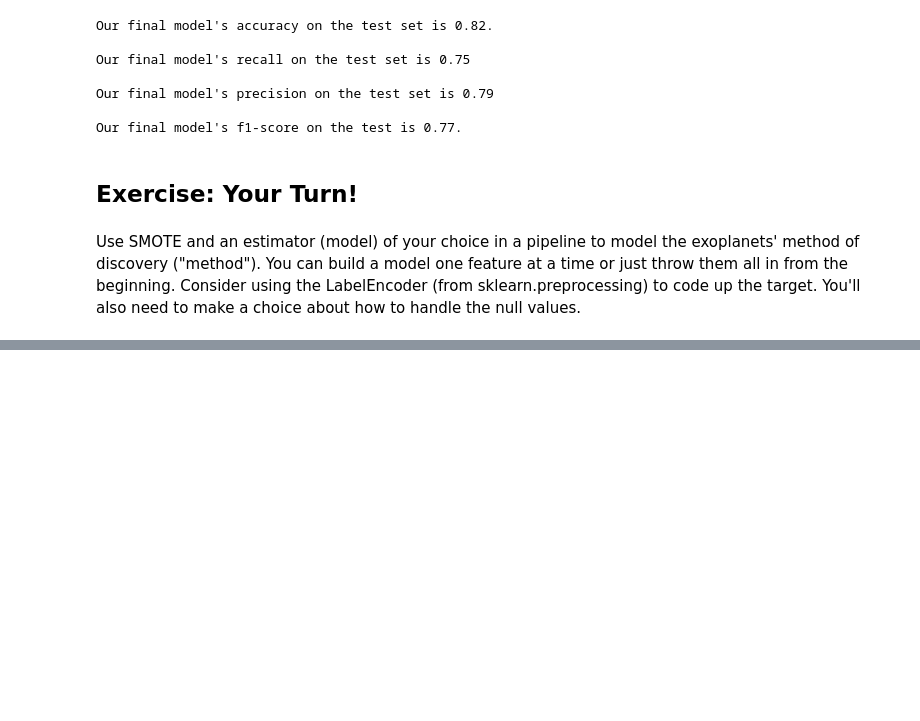
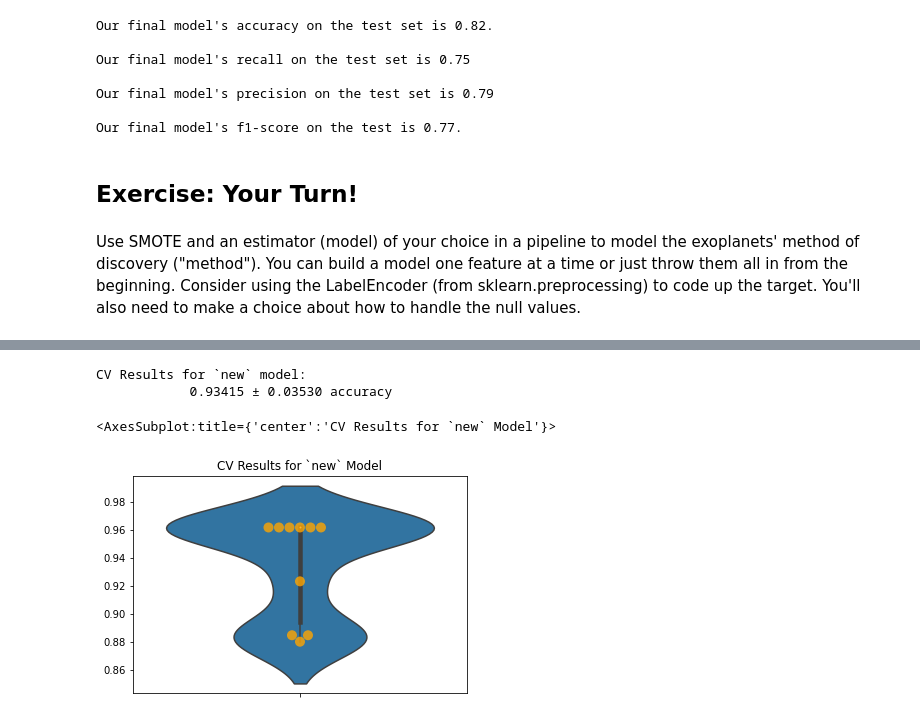
Before and after one commit to yasiSriLanka/NTL-DS-080723, a Jupyter notebook: 3phase/42-workflow_with_pipelines.ipynb, the cells around one changed output, grey strips where cells are left out. Cells and saved outputs as stored; diff of their text form; code cells hidden in the pictures; blank space fills up the shorter version.

```diff
--- a/3phase/42-workflow_with_pipelines.ipynb
+++ b/3phase/42-workflow_with_pipelines.ipynb
@@ -544,0 +602,40 @@ exos = sns.load_dataset('planets')
+# %%
+subpipe_num = Pipeline(steps=[
+    ('num_impute',SimpleImputer(add_indicator=True)),
+    ('ss',StandardScaler())
+])
+
+subpipe_cat=Pipeline(steps=[
+    ('cat_impute',SimpleImputer(strategy='most_frequent',add_indicator=True)),
+    ('cat_label',LabelEncoder()),
+    ('ohe',OneHotEncoder(sparse=False, handle_unknown='ignore'))
+])
+# %%
+CT =ColumnTransformer(transformers=[
+    ('subpipe_num',subpipe_num,selector(dtype_include=np.number)),
+    ('subpipe_cat',subpipe_cat,selector(dtype_include=object))
+],remainder='passthrough')
+# %%
+new_model_pipe = Pipeline(steps=[
+        ('ct',CT),
+        ('new',LogisticRegression())
+
+    ])
+# %%
+new_pipe=ModelWithCV(
+    new_model_pipe,
+    model_name='new',
+    X=X_test,
+    y=y_test
+)
+# %%
+fig , ax = plt.subplots()
+
+new_pipe.print_cv_summary()
+
+new_pipe.plot_cv(ax=ax)
+# %% [output]
+CV Results for `new` model:
+            0.93415 ± 0.03530 accuracy
+<AxesSubplot:title={'center':'CV Results for `new` Model'}>
+[figure, added]
```
Also changed, not shown: parts of 6 cells of this notebook, 2 other files.
